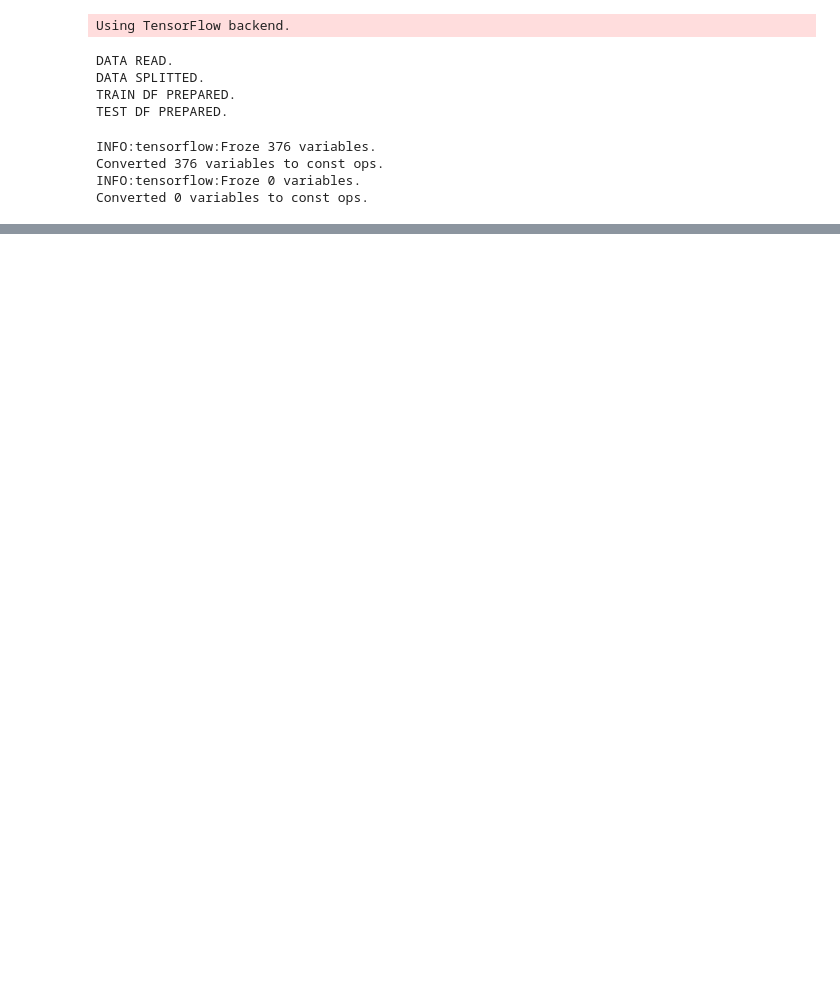
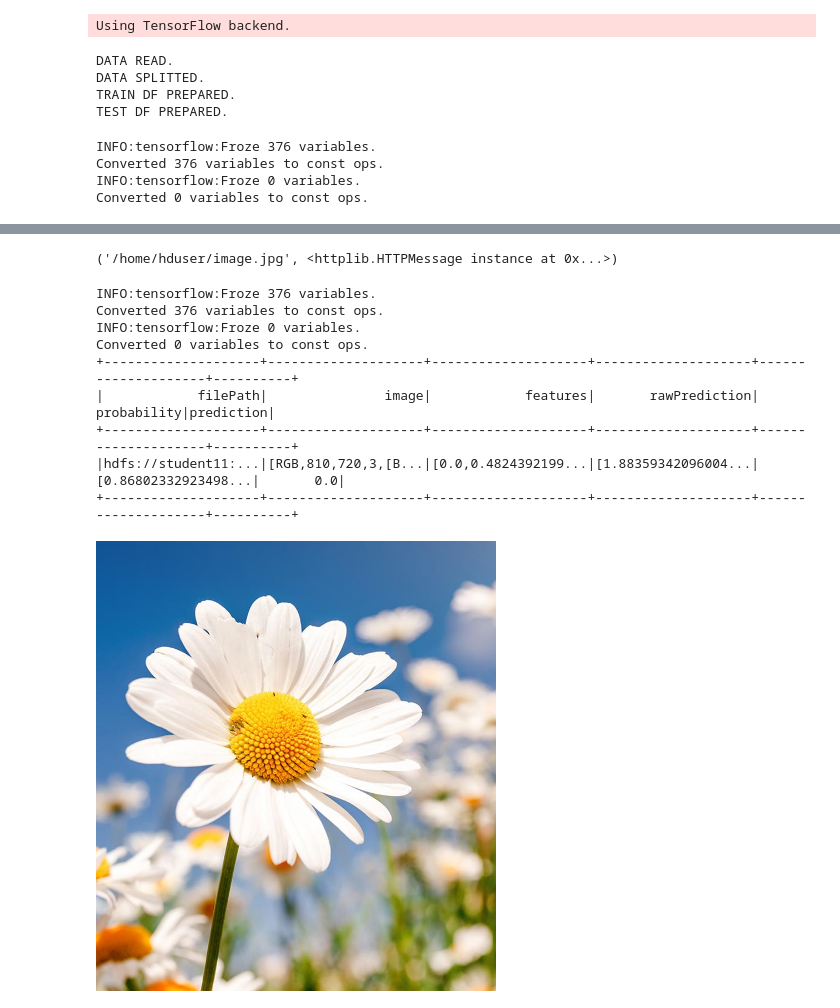
Before and after one commit to robot39/images_classification, a Jupyter notebook: classify_2type.ipynb, the cells around one changed output, grey strips where cells are left out. Saved outputs shown, nothing was run; the diff lists cells and outputs as text; code cells hidden in the pictures; blank space fills up the shorter version.

```diff
--- a/classify_2type.ipynb
+++ b/classify_2type.ipynb
@@ -25,10 +25,12 @@ print("DATA SPLITTED.")
 
 #dataframe for training a classification model
 train_df = daisy_train.unionAll(dandelion_train)#.unionAll(roses_train).unionAll(sunflowers_train).unionAll(tulips_train)
+train_df = train_df.unionAll(train_df).unionAll(train_df).unionAll(train_df).unionAll(train_df).unionAll(train_df)
 print("TRAIN DF PREPARED.")
 
 #dataframe for testing the classification model
 test_df = daisy_test.unionAll(dandelion_test)#.unionAll(roses_test).unionAll(sunflowers_test).unionAll(tulips_test)
+test_df = train_df.unionAll(test_df).unionAll(test_df).unionAll(test_df).unionAll(test_df).unionAll(test_df)
 print("TEST DF PREPARED.")
 # %% [output]
 DATA READ.
@@ -91,3 +93,14 @@ Training set accuracy = 0.939641109299
 #plt.show()
 # %%
 #confusion_matrix.print_stats()
+# %%
+from IPython.display import Image
+from IPython.core.display import HTML
+image_URL = "http://cdn2.stylecraze.com/wp-content/uploads/2013/11/Top-25-Most-Beautiful-Daisy-Flowers.jpg"
+image_path = "/home/hduser/image.jpg"
+image_hdfs_path = "hdfs:///flower-classify/tmp/image.jpg"
+
+import urllib
+urllib.urlretrieve (image_URL, image_path)
+# %% [output]
+('/home/hduser/image.jpg', <httplib.HTTPMessage instance at 0x...>)
@@ -93,0 +110,16 @@ Training set accuracy = 0.939641109299
+# %%
+test_df = readImages(image_hdfs_path)
+predictions = p_model.transform(test_df)
+predictions.show()
+Image(filename = image_path, width=400, height=400)
+# %% [output]
+INFO:tensorflow:Froze 376 variables.
+Converted 376 variables to const ops.
+INFO:tensorflow:Froze 0 variables.
+Converted 0 variables to const ops.
++--------------------+--------------------+--------------------+--------------------+--------------------+----------+
+|            filePath|               image|            features|       rawPrediction|         probability|prediction|
++--------------------+--------------------+--------------------+--------------------+--------------------+----------+
+|hdfs://student11:...|[RGB,810,720,3,[B...|[0.0,0.4824392199...|[1.88359342096004...|[0.86802332923498...|       0.0|
++--------------------+--------------------+--------------------+--------------------+--------------------+----------+
+[figure, added]
```
Also changed, not shown: parts of 2 cells of this notebook, 2 other files.
